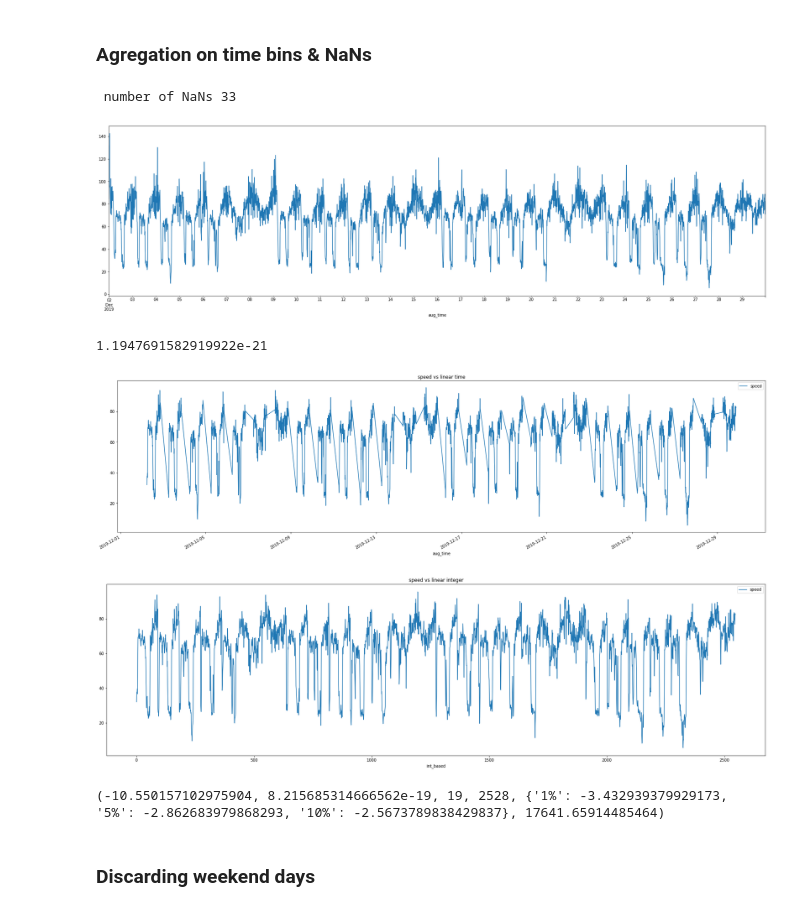
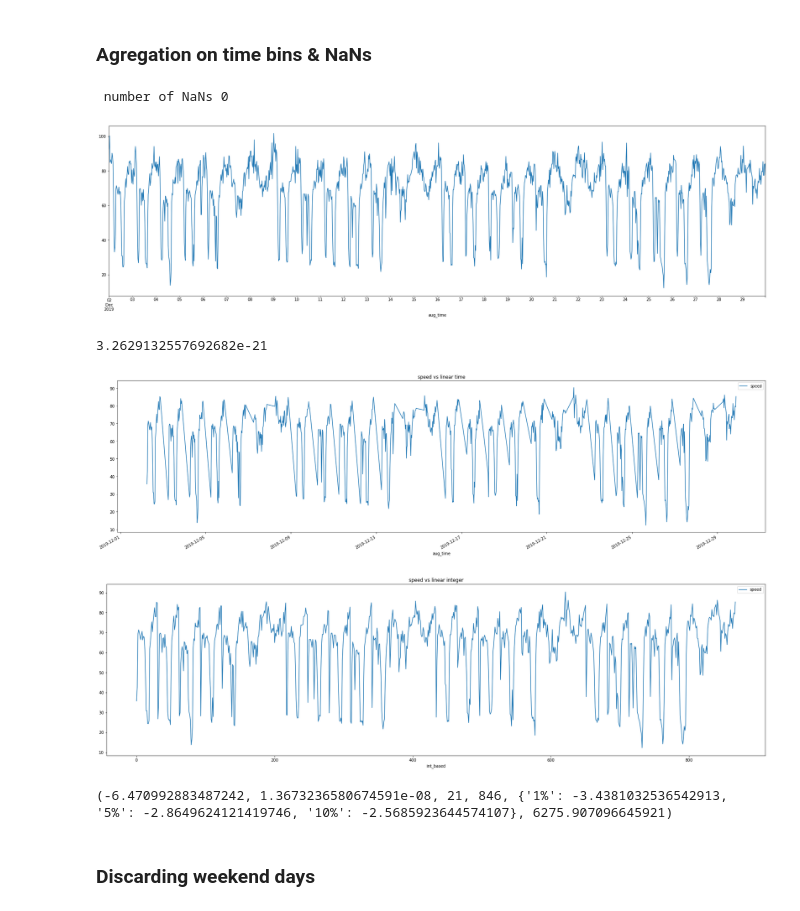
Before and after one commit to kkocamaz/GPS_transport, a Jupyter notebook: python/arima_segment.ipynb, the cells around one changed output. Drawn from its saved outputs; the diff is of its cells as text; code cells hidden in the pictures.

```diff
--- a/python/arima_segment.ipynb
+++ b/python/arima_segment.ipynb
@@ -68,20 +68,20 @@ p value is 1.5868963087076228e-14
 # %% [markdown]
 ### Agregation on time bins & NaNs
 # %%
-time_bin = "10T"
+time_bin = "30T"
 aux_data = aug_data["speed"].resample(time_bin).mean()
 
 print(f" number of NaNs {aux_data.isna().sum().item()}")
 
 aux_data = aux_data.fillna(method="backfill")
 aux_data.plot(kind="line", figsize=(30,8));
 # %% [output]
- number of NaNs 33
+ number of NaNs 0
-[figure, old version]
+[figure, new version]
 # %%
 print(sm.tsa.stattools.adfuller(aux_data)[1])
 # %% [output]
-1.1947691582919922e-21
+3.2629132557692682e-21
 # %%
 time_1 = dt.time.fromisoformat("21:00:00")
 time_2 = dt.time.fromisoformat("06:00:00")
@@ -93,12 +93,12 @@ aux_data["int_based"] = np.arange(0,len(aux_data))
 aux_data.plot(kind="line", y="speed", figsize=(30,8), title="speed vs linear time");
 aux_data.plot(kind="line",x="int_based", y="speed", figsize=(30,8), title="speed vs linear integer");
 # %% [output]
-[figure, old version]
+[figure, new version]
-[figure, old version]
+[figure, new version]
 # %%
 print(sm.tsa.stattools.adfuller(aux_data["speed"]))
 # %% [output]
-(-10.550157102975904, 8.215685314666562e-19, 19, 2528, {'1%': -3.432939379929173, '5%': -2.862683979868293, '10%': -2.5673789838429837}, 17641.65914485464)
+(-6.470992883487242, 1.3673236580674591e-08, 21, 846, {'1%': -3.4381032536542913, '5%': -2.8649624121419746, '10%': -2.5685923644574107}, 6275.907096645921)
 # %% [markdown]
 ### Discarding weekend days
 # %%
```
Also changed, not shown: parts of 12 cells of this notebook, 5 other files.
